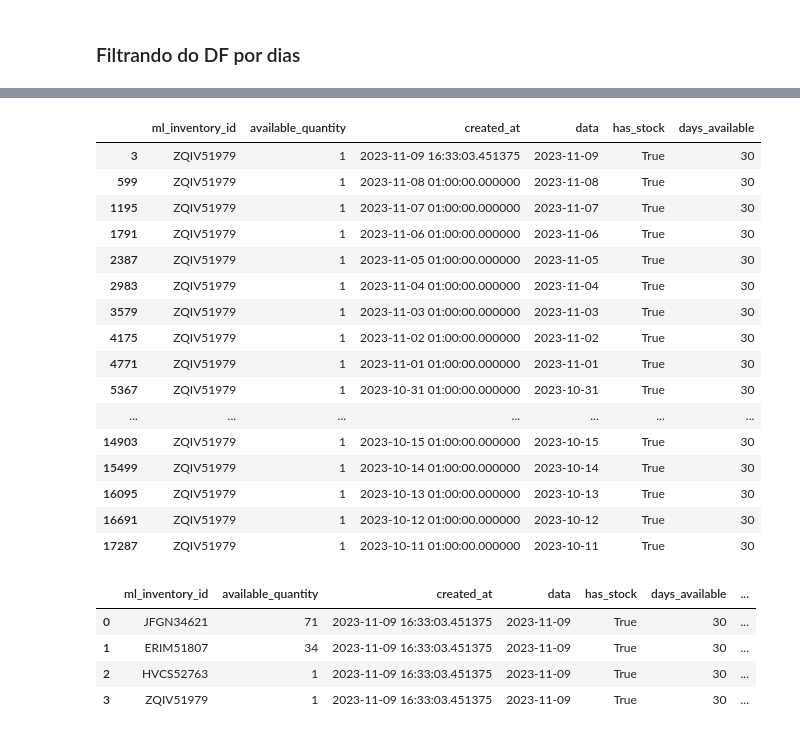
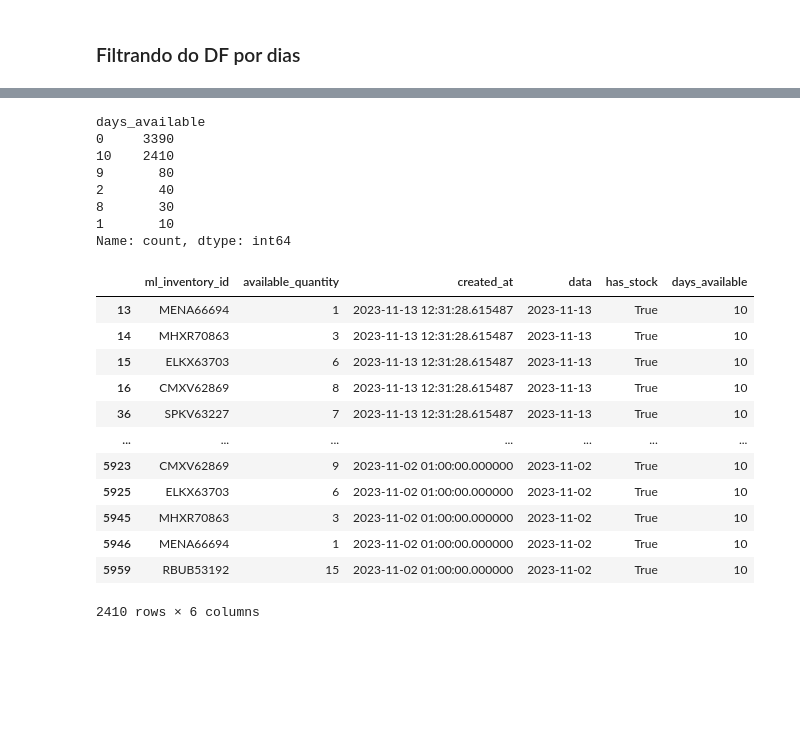
Before and after one commit to lpcoutinho/api_musical, a Jupyter notebook: Notebooks/calculando_estoque.ipynb, the cells around one changed output, grey strips where cells are left out. Drawn from its saved outputs; the diff is of its cells as text; code cells hidden in the pictures; blank space fills up the shorter version.

Commit message:
atualizando

```diff
--- a/Notebooks/calculando_estoque.ipynb
+++ b/Notebooks/calculando_estoque.ipynb
@@ -195,7 +196,7 @@ df_stock
 # %%
 # não calcular o dia atual
 # se hoje 09, calcular d x até 08
-days = 29
+days = 11
 
 data_atual = datetime.now().date()  # Extrai a data do datetime de data atual
 data_inicio = (data_atual - timedelta(days=days))  # Extrai a data do datetime da data de início
@@ -204,5 +205,5 @@ print(data_inicio)
 print(data_atual)
 
 # Filtra para incluir apenas as linhas dentro do período desejado
-df_filtrado = df[(df['data'] >= data_inicio) & (df['data'] <= data_atual)]
+df_filtrado = df_stock[(df_stock['data'] >= data_inicio) & (df_stock['data'] <= data_atual)]
 # %% [output]
@@ -249,9 +295,5 @@ df_filtrado.head(4)
 # %%
 ## Contando dias em que produto esteve disponível ##
 days_available = df_filtrado.groupby('ml_inventory_id')['has_stock'].sum().reset_index()
-
-# Renomeie a coluna resultante para 'days_available'
+# # Renomeie a coluna resultante para 'days_available'
 days_available = days_available.rename(columns={'has_stock': 'days_available'})
-
-df_filtrado = df_filtrado.merge(days_available, on='ml_inventory_id', how='left')
-df_filtrado
@@ -271,0 +329,3 @@ df_filtrado
+# %%
+df_stock_days = df_filtrado.merge(days_available, on='ml_inventory_id', how='left')
+df_stock_days
@@ -272,36 +346,31 @@ df_filtrado
+# %%
+df_stock_days['days_available'].value_counts()
+# %% [output]
+days_available
+0     3390
+10    2410
+9       80
+2       40
+8       30
+1       10
+Name: count, dtype: int64
 # %%
 # verificando dados
-valor_desejado = 'ZQIV51979'
-linhas_selecionadas = df_filtrado[df_filtrado['ml_inventory_id'] == valor_desejado]
+valor_desejado = 10
+linhas_selecionadas = df_stock_days[df_stock_days['days_available'] == valor_desejado]
 
 linhas_selecionadas
 # %% [output]
 |  | ml_inventory_id | available_quantity | created_at | data | has_stock | days_available |
-| 3 | ZQIV51979 | 1 | 2023-11-09 16:33:03.451375 | 2023-11-09 | True | 30 |
-| 599 | ZQIV51979 | 1 | 2023-11-08 01:00:00.000000 | 2023-11-08 | True | 30 |
-| 1195 | ZQIV51979 | 1 | 2023-11-07 01:00:00.000000 | 2023-11-07 | True | 30 |
-| 1791 | ZQIV51979 | 1 | 2023-11-06 01:00:00.000000 | 2023-11-06 | True | 30 |
-| 2387 | ZQIV51979 | 1 | 2023-11-05 01:00:00.000000 | 2023-11-05 | True | 30 |
-| 2983 | ZQIV51979 | 1 | 2023-11-04 01:00:00.000000 | 2023-11-04 | True | 30 |
-| 3579 | ZQIV51979 | 1 | 2023-11-03 01:00:00.000000 | 2023-11-03 | True | 30 |
-| 4175 | ZQIV51979 | 1 | 2023-11-02 01:00:00.000000 | 2023-11-02 | True | 30 |
-| 4771 | ZQIV51979 | 1 | 2023-11-01 01:00:00.000000 | 2023-11-01 | True | 30 |
-| 5367 | ZQIV51979 | 1 | 2023-10-31 01:00:00.000000 | 2023-10-31 | True | 30 |
+| 13 | MENA66694 | 1 | 2023-11-13 12:31:28.615487 | 2023-11-13 | True | 10 |
+| 14 | MHXR70863 | 3 | 2023-11-13 12:31:28.615487 | 2023-11-13 | True | 10 |
+| 15 | ELKX63703 | 6 | 2023-11-13 12:31:28.615487 | 2023-11-13 | True | 10 |
+| 16 | CMXV62869 | 8 | 2023-11-13 12:31:28.615487 | 2023-11-13 | True | 10 |
+| 36 | SPKV63227 | 7 | 2023-11-13 12:31:28.615487 | 2023-11-13 | True | 10 |
 | ... | ... | ... | ... | ... | ... | ... |
-| 14903 | ZQIV51979 | 1 | 2023-10-15 01:00:00.000000 | 2023-10-15 | True | 30 |
-| 15499 | ZQIV51979 | 1 | 2023-10-14 01:00:00.000000 | 2023-10-14 | True | 30 |
-| 16095 | ZQIV51979 | 1 | 2023-10-13 01:00:00.000000 | 2023-10-13 | True | 30 |
-| 16691 | ZQIV51979 | 1 | 2023-10-12 01:00:00.000000 | 2023-10-12 | True | 30 |
-| 17287 | ZQIV51979 | 1 | 2023-10-11 01:00:00.000000 | 2023-10-11 | True | 30 |
+| 5923 | CMXV62869 | 9 | 2023-11-02 01:00:00.000000 | 2023-11-02 | True | 10 |
+| 5925 | ELKX63703 | 6 | 2023-11-02 01:00:00.000000 | 2023-11-02 | True | 10 |
+| 5945 | MHXR70863 | 3 | 2023-11-02 01:00:00.000000 | 2023-11-02 | True | 10 |
+| 5946 | MENA66694 | 1 | 2023-11-02 01:00:00.000000 | 2023-11-02 | True | 10 |
+| 5959 | RBUB53192 | 15 | 2023-11-02 01:00:00.000000 | 2023-11-02 | True | 10 |
+2410 rows × 6 columns
-# %%
-## Calculando média  de available_quantity / período de dias se has_stock = True ##
-df_filtrado['media_available_quantity'] = df_filtrado.groupby('ml_inventory_id')['available_quantity'].transform('mean')
-df_filtrado['media_available_quantity'] = df_filtrado[df_filtrado['has_stock']].groupby('ml_inventory_id')['available_quantity'].transform('mean')
-
-df_filtrado.head(4)
-# %% [output]
-|  | ml_inventory_id | available_quantity | created_at | data | has_stock | days_available | ... |
-| 0 | JFGN34621 | 71 | 2023-11-09 16:33:03.451375 | 2023-11-09 | True | 30 | ... |
-| 1 | ERIM51807 | 34 | 2023-11-09 16:33:03.451375 | 2023-11-09 | True | 30 | ... |
-| 2 | HVCS52763 | 1 | 2023-11-09 16:33:03.451375 | 2023-11-09 | True | 30 | ... |
-| 3 | ZQIV51979 | 1 | 2023-11-09 16:33:03.451375 | 2023-11-09 | True | 30 | ... |
```
Also changed, not shown: parts of 40 cells of this notebook, 7 other files.
